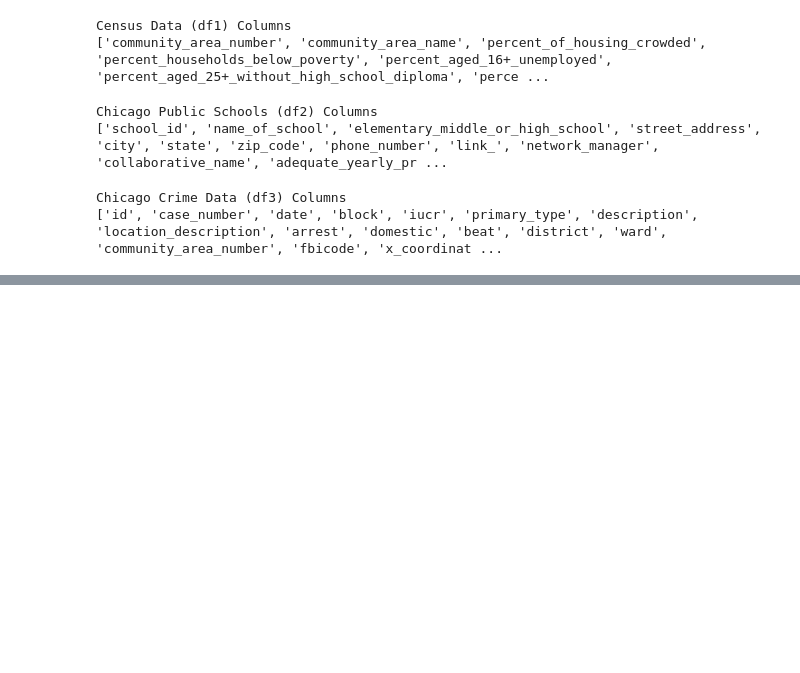
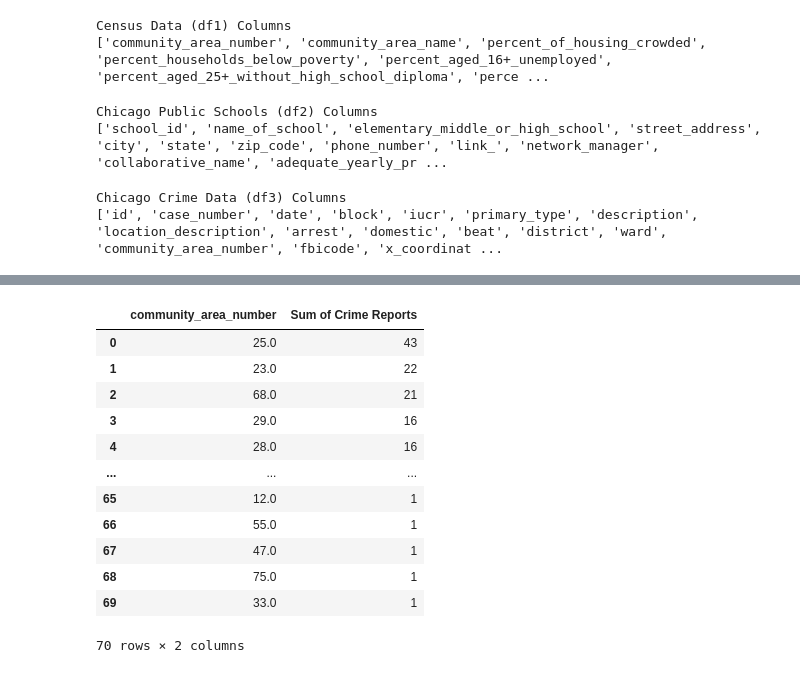
Before and after one commit to georgejordan3/Db2_SQL_Python, a Jupyter notebook: sql_ibm_notebook.ipynb, the cells around one changed output, grey strips where cells are left out. Drawn from its saved outputs; the diff is of its cells as text; code cells hidden in the pictures; blank space fills up the shorter version.

```diff
--- a/sql_ibm_notebook.ipynb
+++ b/sql_ibm_notebook.ipynb
@@ -221 +183,20 @@ plt.plot(np.arange(10))
+# %%
+crime = df3[['id', 'case_number', 'primary_type', 'community_area_number', 'district']].copy()
+crime = crime.set_index('community_area_number')
+crime = crime.groupby('community_area_number').size().sort_values(ascending=False).reset_index(name='Sum of Crime Reports')
+crime
+# %% [output]
+|  | community_area_number | Sum of Crime Reports |
+| 0 | 25.0 | 43 |
+| 1 | 23.0 | 22 |
+| 2 | 68.0 | 21 |
+| 3 | 29.0 | 16 |
+| 4 | 28.0 | 16 |
+| ... | ... | ... |
+| 65 | 12.0 | 1 |
+| 66 | 55.0 | 1 |
+| 67 | 47.0 | 1 |
+| 68 | 75.0 | 1 |
+| 69 | 33.0 | 1 |
+70 rows × 2 columns
 # %% [markdown]
```
Also changed, not shown: parts of 25 cells of this notebook.
